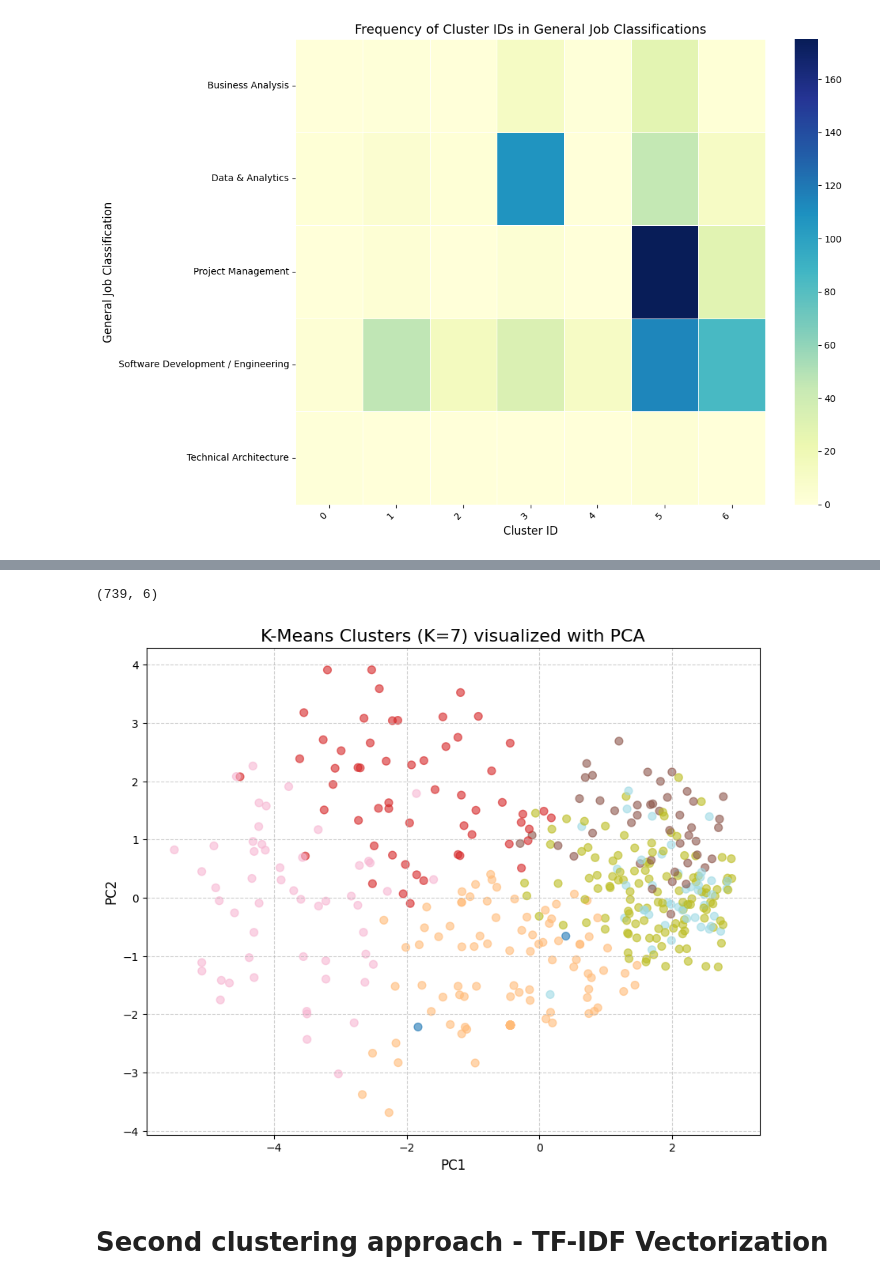
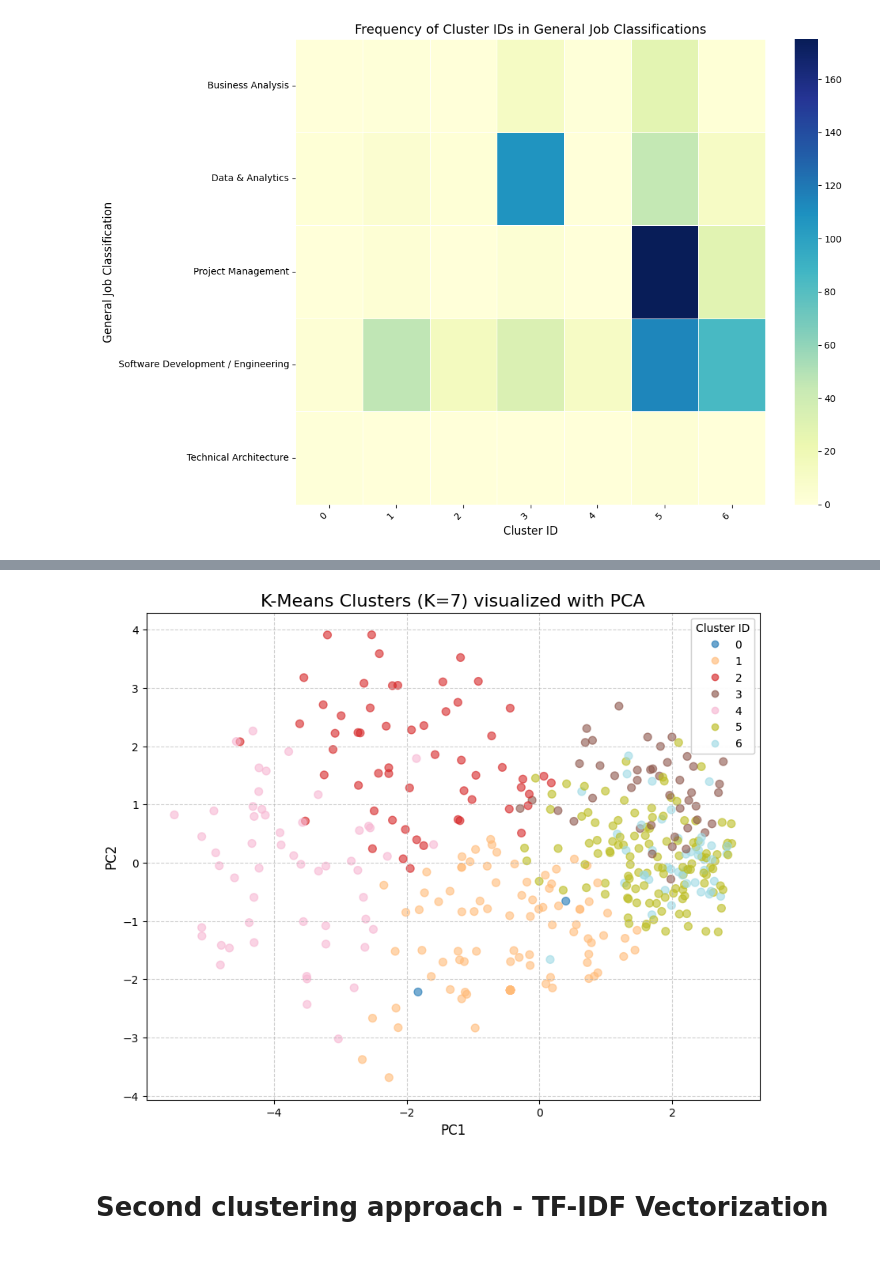
Before and after one commit to juliabarsow/NLP_Job_Postings, a Jupyter notebook: skill_extraction_clustering.ipynb, the cells around one changed output, grey strips where cells are left out. Cells and saved outputs as stored; diff of their text form; code cells hidden in the pictures.

Commit message:
clustering results comparison

```diff
--- a/skill_extraction_clustering.ipynb
+++ b/skill_extraction_clustering.ipynb
@@ -546,0 +501,3 @@ Map Cluster Labels: Create a new column in your original DataFrame that lists th
+# %%
+# Perform clustering and get results
+cluster_labels, inertia_value, sc_score, skill_to_cluster_id = perform_kmeans_clustering(skill_vectors, unique_skills_list, K=7)
@@ -631,4 +608,0 @@ df_clustered.head()
-# %%
-df_clustered.shape
-# %% [output]
-(739, 6)
@@ -647,36 +609,45 @@ pca_df['Cluster'] = cluster_labels
 # %%
-import matplotlib.pyplot as plt
+# Reduce the 300-dimensional vectors to 2 dimensions
+pca = PCA(n_components=2, random_state=42)
+skill_vectors_2d = pca.fit_transform(skill_vectors)
 
-# Assuming you used PCA and the DataFrame is called pca_df
-df_to_plot = pca_df # or tsne_df
-
-plt.figure(figsize=(10, 8))
-scatter = plt.scatter(
-    df_to_plot.iloc[:, 0], # x-axis: PC1 or tSNE-1
-    df_to_plot.iloc[:, 1], # y-axis: PC2 or tSNE-2
-    c=df_to_plot['Cluster'], # Color points by cluster label
-    cmap='tab20', # Choose a color map with many distinct colors (K=14)
-    s=50, # Marker size
-    alpha=0.6 # Transparency
-)
-
-# Add title and labels based on the reduction method used
-plt.title(f'K-Means Clusters (K={K}) visualized with PCA', fontsize=16)
-plt.xlabel(df_to_plot.columns[0], fontsize=12)
-plt.ylabel(df_to_plot.columns[1], fontsize=12)
-
-# Add a legend
-legend1 = plt.legend(*scatter.legend_elements(),
-                    title="Cluster ID",
-                    loc="lower right",
-                    bbox_to_anchor=(1.25, 0))
-plt.gca().add_artist(legend1)
-
-plt.grid(True, linestyle='--', alpha=0.6)
-plt.show()
-#
+# Create a DataFrame for easy plotting
+pca_df = pd.DataFrame(skill_vectors_2d, columns=['PC1', 'PC2'])
+# Add the cluster labels to the DataFrame
+pca_df['Cluster'] = cluster_labels
-# %% [output]
-[figure, removed]
+# %%
+import matplotlib.pyplot as plt
+
+# Assuming you used PCA and the DataFrame is called pca_df
+df_to_plot = pca_df # or tsne_df
+
+plt.figure(figsize=(10, 8))
+scatter = plt.scatter(
+    df_to_plot.iloc[:, 0], # x-axis: PC1 or tSNE-1
+    df_to_plot.iloc[:, 1], # y-axis: PC2 or tSNE-2
+    c=df_to_plot['Cluster'], # Color points by cluster label
+    cmap='tab20', # Choose a color map with many distinct colors (K=14)
+    s=50, # Marker size
+    alpha=0.6 # Transparency
+)
+
+# Add title and labels based on the reduction method used
+plt.title(f'K-Means Clusters (K={K}) visualized with PCA', fontsize=16)
+plt.xlabel(df_to_plot.columns[0], fontsize=12)
+plt.ylabel(df_to_plot.columns[1], fontsize=12)
+
+# Add a legend
+legend1 = plt.legend(*scatter.legend_elements(),
+                    title="Cluster ID",
+                    loc="lower right",
+                    bbox_to_anchor=(1.25, 0))
+plt.gca().add_artist(legend1)
+legend1 = plt.legend(*scatter.legend_elements(), title="Cluster ID", loc="upper right")
+plt.gca().add_artist(legend1)
+plt.grid(True, linestyle='--', alpha=0.6)
+plt.show()
+# %% [output]
+[figure, added]
 # %% [markdown]
 # Second clustering approach - TF-IDF Vectorization
 # %%
```
Also changed, not shown: parts of 58 cells of this notebook.
